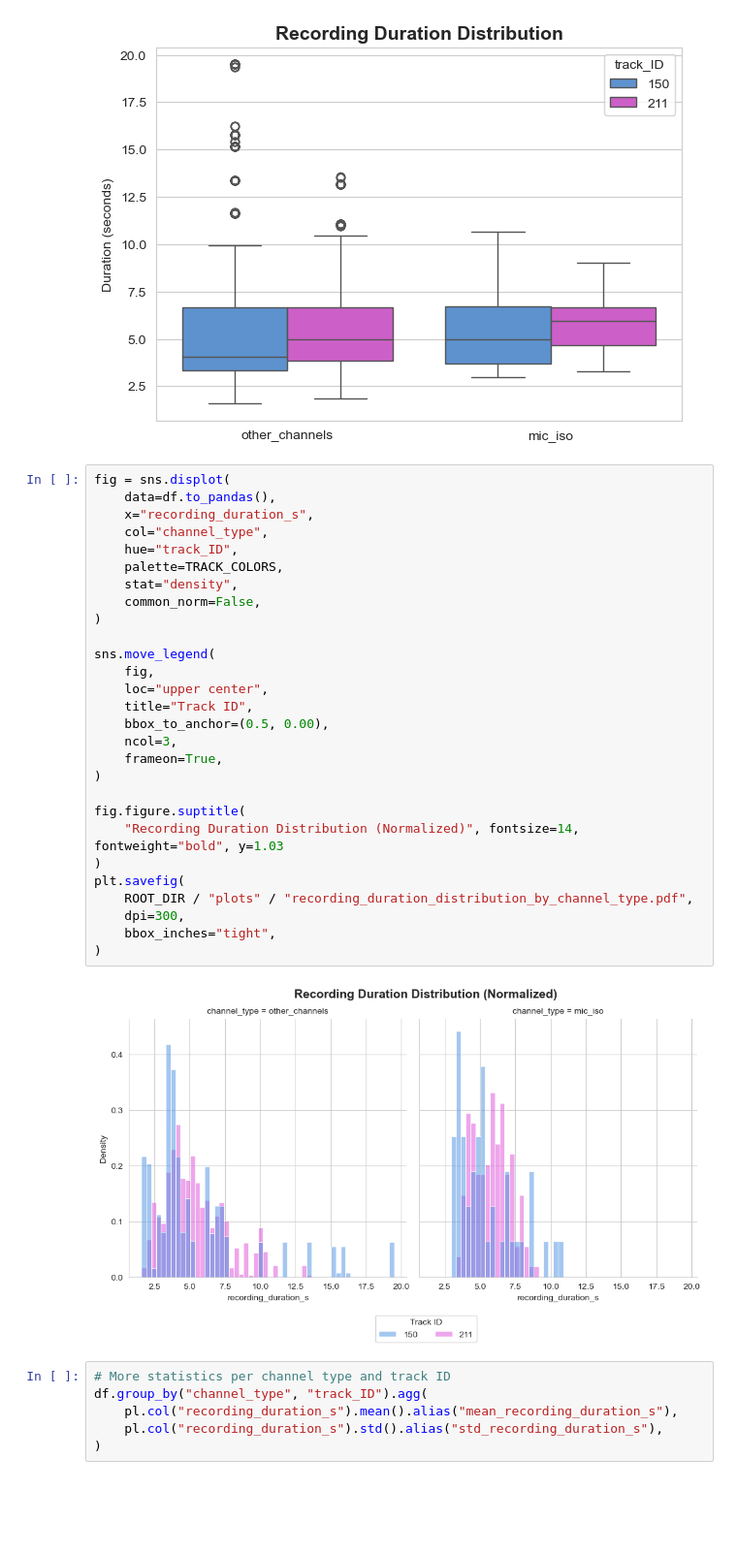
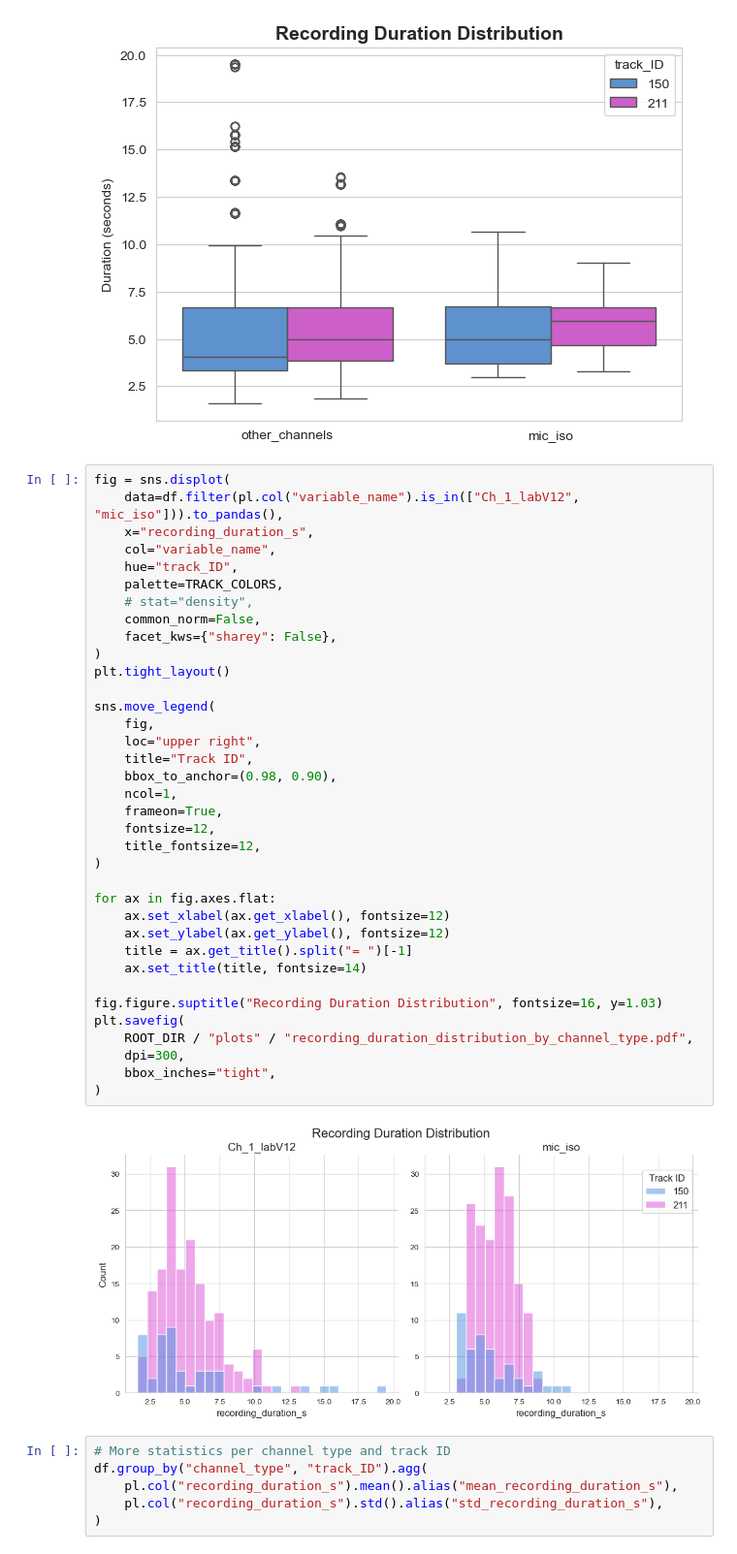
Before and after one commit to m-j-w-f/ROAR, a Jupyter notebook: src/roar/notenbooks/01explore.ipynb, the cells around one changed output. Shown at 97% size. Cells and saved outputs as stored; diff of their text form; blank space fills up the shorter version.

```diff
--- a/src/roar/notenbooks/01explore.ipynb
+++ b/src/roar/notenbooks/01explore.ipynb
@@ -633,34 +670,42 @@ plt.savefig(
 [figure]
 # %%
 fig = sns.displot(
-    data=df.to_pandas(),
+    data=df.filter(pl.col("variable_name").is_in(["Ch_1_labV12", "mic_iso"])).to_pandas(),
     x="recording_duration_s",
-    col="channel_type",
+    col="variable_name",
     hue="track_ID",
     palette=TRACK_COLORS,
-    stat="density",
+    # stat="density",
     common_norm=False,
+    facet_kws={"sharey": False},
 )
+plt.tight_layout()
 
 sns.move_legend(
     fig,
-    loc="upper center",
+    loc="upper right",
     title="Track ID",
-    bbox_to_anchor=(0.5, 0.00),
-    ncol=3,
+    bbox_to_anchor=(0.98, 0.90),
+    ncol=1,
     frameon=True,
+    fontsize=12,
+    title_fontsize=12,
 )
 
-fig.figure.suptitle(
-    "Recording Duration Distribution (Normalized)", fontsize=14, fontweight="bold", y=1.03
-)
+for ax in fig.axes.flat:
+    ax.set_xlabel(ax.get_xlabel(), fontsize=12)
+    ax.set_ylabel(ax.get_ylabel(), fontsize=12)
+    title = ax.get_title().split("= ")[-1]
+    ax.set_title(title, fontsize=14)
+
+fig.figure.suptitle("Recording Duration Distribution", fontsize=16, y=1.03)
 plt.savefig(
     ROOT_DIR / "plots" / "recording_duration_distribution_by_channel_type.pdf",
     dpi=300,
     bbox_inches="tight",
 )
 # %% [output]
-[figure, old version]
+[figure, new version]
 # %%
 # More statistics per channel type and track ID
 df.group_by("channel_type", "track_ID").agg(
```
Also changed, not shown: parts of 10 cells of this notebook, 17 other files.
